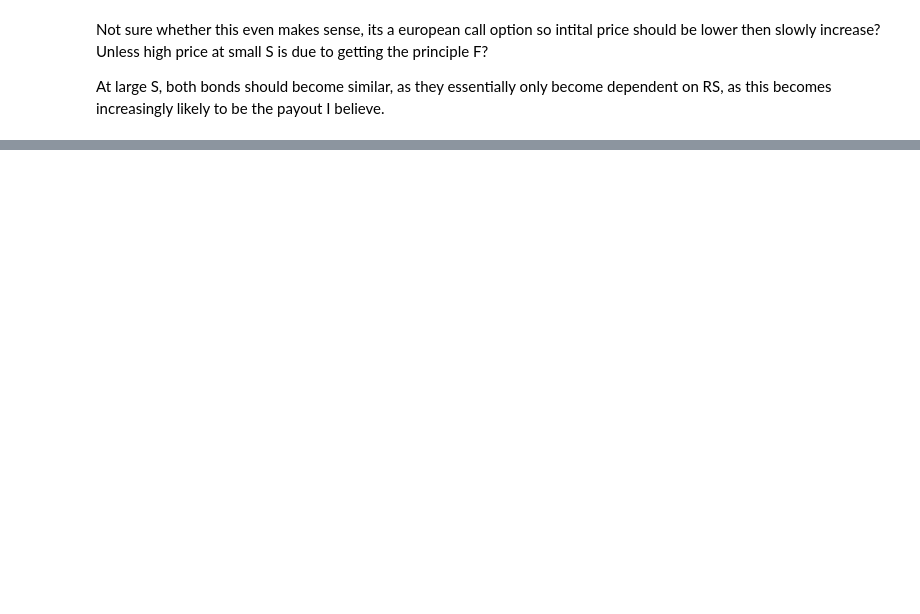
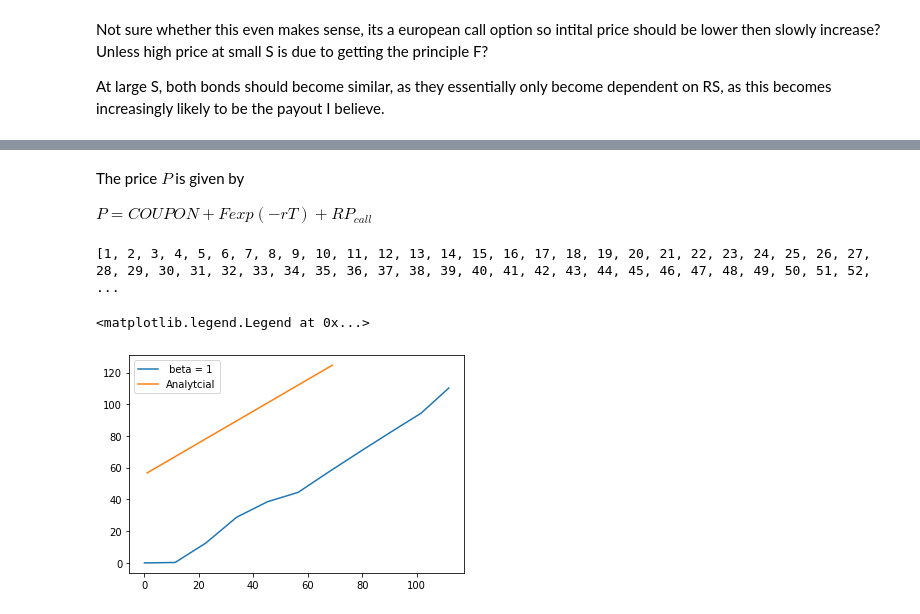
Before and after one commit to krishanj20/CrankNicolson, a Jupyter notebook: CrankNicolson/Value_vs_stock.ipynb, the cells around one changed output, grey strips where cells are left out. Cells and saved outputs as stored; diff of their text form; code cells hidden in the pictures; blank space fills up the shorter version.

```diff
--- a/CrankNicolson/Value_vs_stock.ipynb
+++ b/CrankNicolson/Value_vs_stock.ipynb
@@ -39,0 +50,46 @@ At large S, both bonds should become similar, as they essentially only become de
+# %% [markdown]
+The price $P$ is given by
+
+$P = COUPON + F exp(-rT) + RP_{call}$
+# %%
+from scipy.stats import norm
+C = 0.106
+alpha = 0.01
+r = 0.0038
+T = 3
+F = 56
+R = 1
+sigma = 3.73
+#WHY HAS HE ADDED .47 to X?
+K = 56.47
+S0 = K
+#Calulate value of coupon
+#Through integrating Cexp(-(alpha+r)t)dt from 0 to T
+COUPON = C/(alpha+r) * (1- np.exp((-(alpha+r)*T)))
+
+BOND = F*np.exp(-r*T)
+
+ANALYTIC_PRICE = []
+STOCK_PRICE = []
+for s in range(1,70):
+    STOCK_PRICE.append(s)
+    d1 = 1/(sigma * np.sqrt(T)) * (np.log(s/K) + (r+0.5*sigma*sigma)*T)
+    d2 = d1 - sigma*np.sqrt(T)
+    PV= K*np.exp(-r*T)
+    ANALYTIC_PRICE.append(norm.cdf(d1)*s - norm.cdf(d2)*PV +BOND + COUPON)
+
+#Price call option
+d1 = 1/(sigma * np.sqrt(T)) * (np.log(S0/K) + (r+0.5*sigma*sigma)*T)
+d2 = d1 - sigma*np.sqrt(T)
+PV= K*np.exp(-r*T)
+call = norm.cdf(d1)*S0 - norm.cdf(d2)*PV
+print(STOCK_PRICE)
+# %% [output]
+[1, 2, 3, 4, 5, 6, 7, 8, 9, 10, 11, 12, 13, 14, 15, 16, 17, 18, 19, 20, 21, 22, 23, 24, 25, 26, 27, 28, 29, 30, 31, 32, 33, 34, 35, 36, 37, 38, 39, 40, 41, 42, 43, 44, 45, 46, 47, 48, 49, 50, 51, 52,  ...
+# %%
+plt.plot(S,V1, label = " beta = 1")
+plt.plot(STOCK_PRICE,ANALYTIC_PRICE, label = "Analytcial")
+plt.legend()
+# %% [output]
+<matplotlib.legend.Legend at 0x...>
+[figure, added]
```
Also changed, not shown: parts of 3 cells of this notebook, 3 other files.
